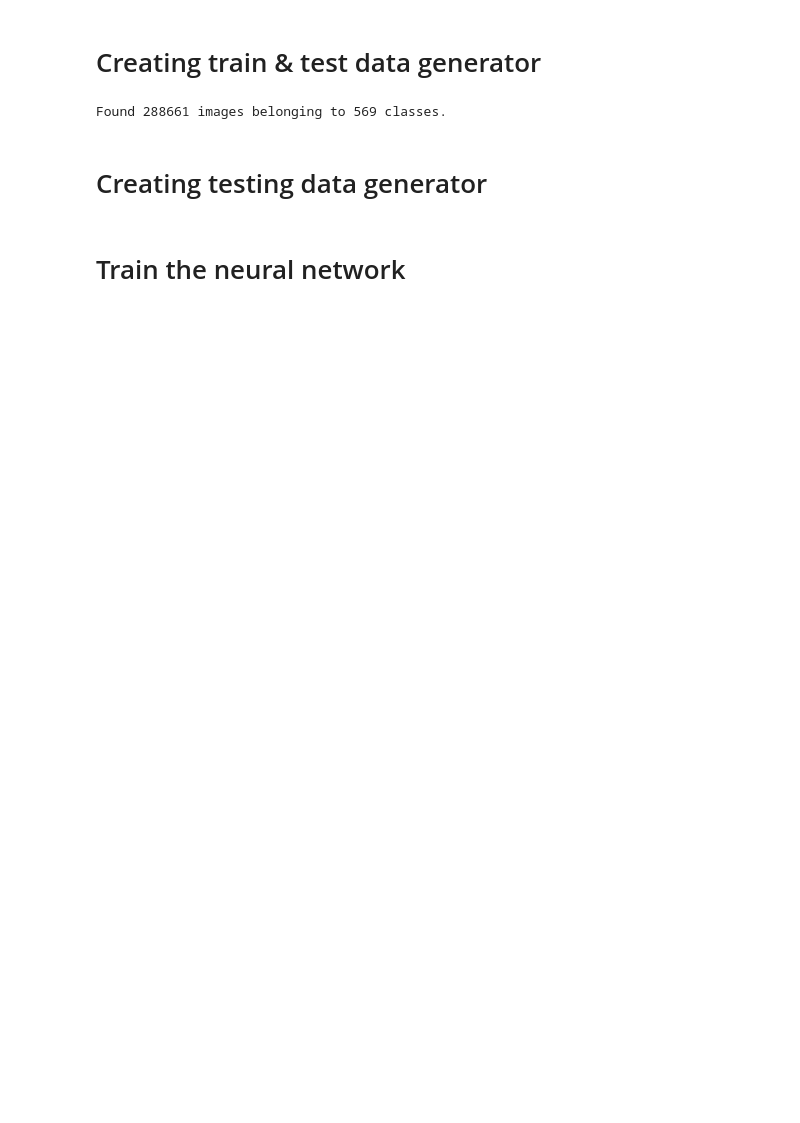
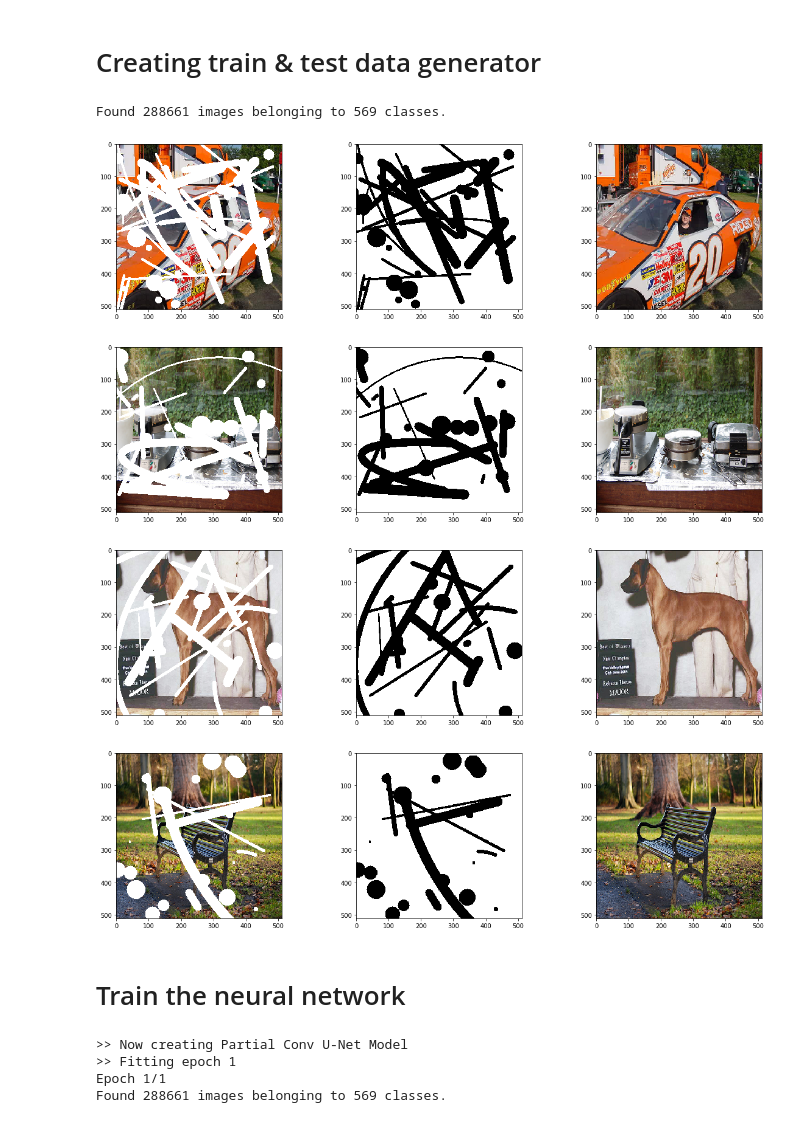
Before and after one commit to MathiasGruber/PConv-Keras, a Jupyter notebook: notebooks/Step4 - Imagenet Training.ipynb, the cells around one changed output. Drawn from its saved outputs; the diff is of its cells as text; code cells hidden in the pictures; blank space fills up the shorter version.

Commit message:
Finished first draft of training notebook

```diff
--- a/notebooks/Step4 - Imagenet Training.ipynb
+++ b/notebooks/Step4 - Imagenet Training.ipynb
@@ -35,10 +36,11 @@ The autoreload extension is already loaded. To reload it, use:
 # %%
 class DataGenerator(ImageDataGenerator):
     def flow_from_directory(self, directory, *args, **kwargs):
+        generator = super().flow_from_directory(directory, class_mode=None, *args, **kwargs)
         while True:
 
             # Get augmentend image samples
-            ori = next(super().flow_from_directory(directory, class_mode=None, *args, **kwargs))
+            ori = next(generator)
 
             # Get masks for each image sample
             mask = np.stack([random_mask(ori.shape[1], ori.shape[2]) for _ in range(ori.shape[0])], axis=0)
@@ -66,21 +68,26 @@ train_generator = train_datagen.flow_from_directory(
 
 # Create testing generator
 test_datagen = DataGenerator(rescale=1./255)
-train_generator = test_datagen.flow_from_directory(
-    TEST_DIR, target_size=(512, 512), batch_size=BATCH_SIZE
+test_generator = test_datagen.flow_from_directory(
+    TEST_DIR, target_size=(512, 512), batch_size=BATCH_SIZE, seed=1
 )
 # %%
 # Pick out an example
-(masked, mask), ori = next(train_generator)
+test_data = next(test_generator)
+(masked, mask), ori = test_data
 
 # Show side by side
-_, axes = plt.subplots(1, 3, figsize=(20, 5))
-axes[0].imshow(masked[0,:,:,:])
-axes[1].imshow(mask[0,:,:,:] * 1.)
-axes[2].imshow(ori[0,:,:,:])
+for i in range(len(ori)):
+    _, axes = plt.subplots(1, 3, figsize=(20, 5))
+    axes[0].imshow(masked[i,:,:,:])
+    axes[1].imshow(mask[i,:,:,:] * 1.)
+    axes[2].imshow(ori[i,:,:,:])
+    plt.show()
 # %% [output]
 Found 288661 images belonging to 569 classes.
+[figure, added]
+[figure, added]
+[figure, added]
+[figure, added]
-# %% [markdown]
-# Creating testing data generator
 # %% [markdown]
 # Train the neural network
@@ -86,0 +116,17 @@ Found 288661 images belonging to 569 classes.
+# %%
+# Instantiate the model
+model = PConvUnet()
+
+# Run training for certain amount of epochs
+model.fit(
+    train_generator,
+    steps_per_epoch=1000,
+    epochs=10,
+    workers=2,
+    plot_callback=plot_callback
+)
+# %% [output]
+>> Now creating Partial Conv U-Net Model
+>> Fitting epoch 1
+Epoch 1/1
+Found 288661 images belonging to 569 classes.
```
Also changed, not shown: parts of 2 cells of this notebook.
